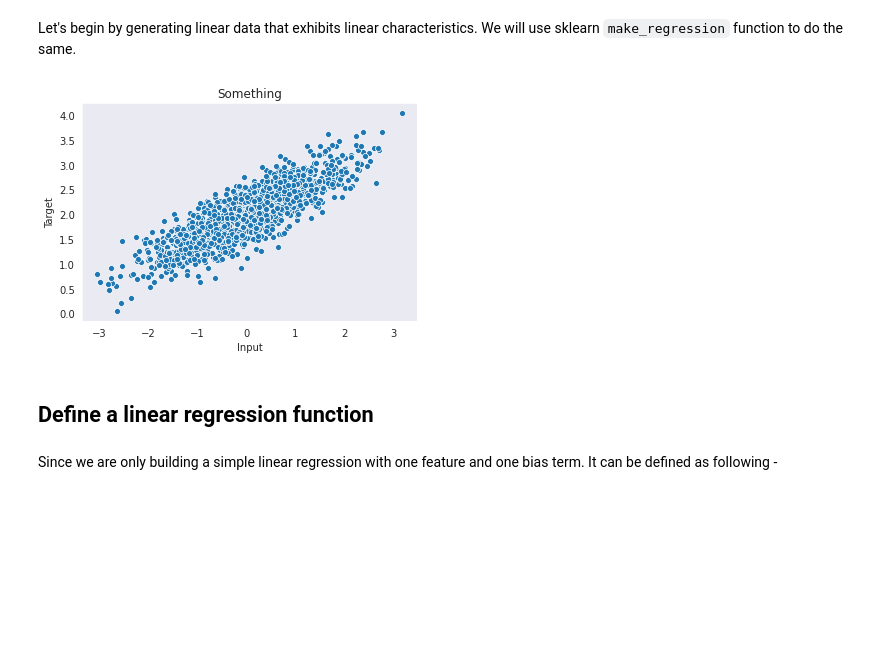
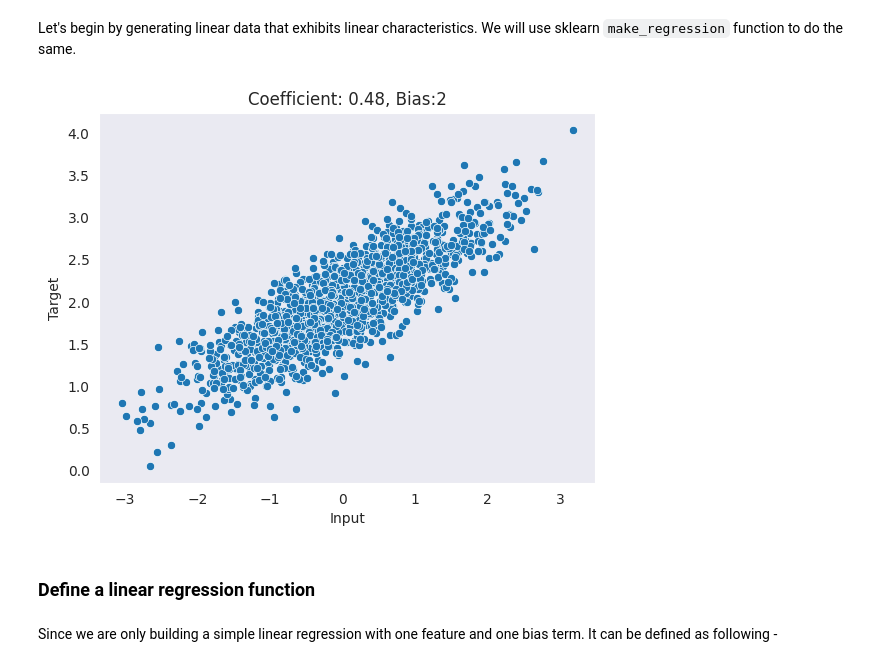
Before and after one commit to aayushmnit/pytorch_book, a Jupyter notebook: basics/3_autograd.ipynb, the cells around one changed output. Drawn from its saved outputs; the diff is of its cells as text; code cells hidden in the pictures; blank space fills up the shorter version.

```diff
--- a/basics/3_autograd.ipynb
+++ b/basics/3_autograd.ipynb
@@ -83,24 +83,23 @@ def plot_data(x, y, y_pred=None, label=None):
 # %%
 #| fig-cap: Fig 1. Visualizing our linear data
 #| fig-align: left
 ## Generate some dataset
 X, y, coef = make_regression(
     n_samples=1500,
     n_features=1,
     n_informative=1,
     noise=0.3,
     coef=True,
     random_state=0,
     bias=2
 )
-print(f"Coefficient: {coef:.2f}, Bias:{2}")
 X = torch.tensor(X, dtype=torch.float32)
 y = torch.tensor(y, dtype=torch.float32)
-plot_data(X,y, label="Something")
+plot_data(X,y, label=f"Coefficient: {coef:.2f}, Bias:{2}")
 # %% [output]
-[figure, old version]
+[figure, new version]
 # %% [markdown]
-## Define a linear regression function
+### Define a linear regression function
 # %% [markdown]
 Since we are only building a simple linear regression with one feature and one bias term. It can be defined as following -
 # %%
```
Also changed, not shown: parts of 14 cells of this notebook.
